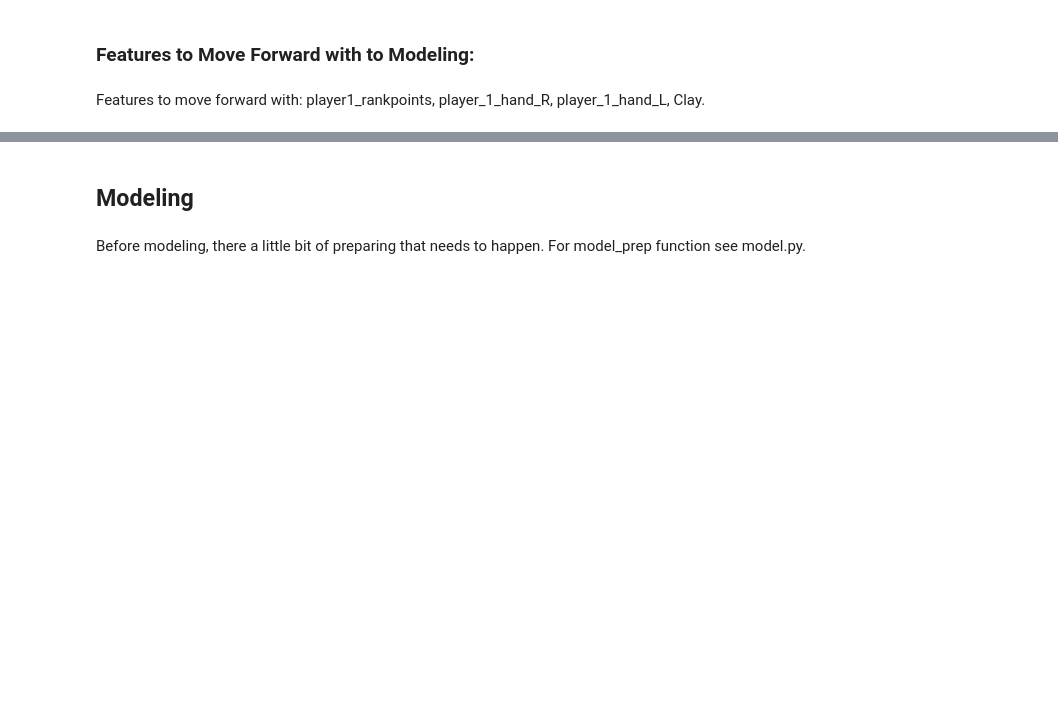
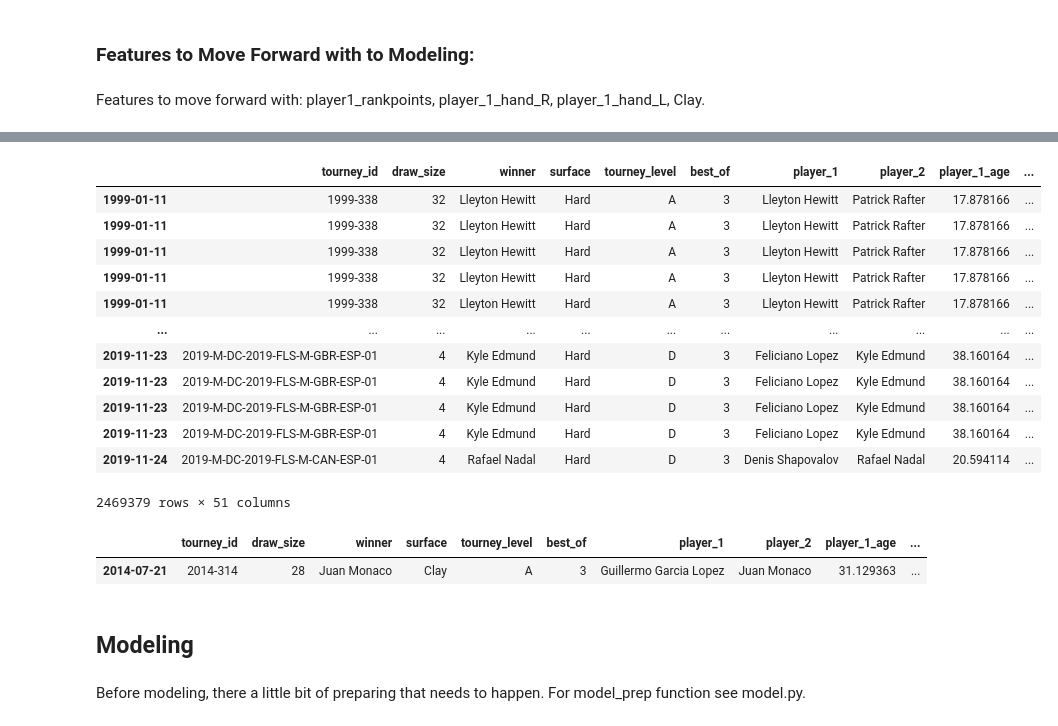
Before and after one commit to Racket-Science/Tennis-Match-Predictions, a Jupyter notebook: Notebooks/MVP Notebook.ipynb, the cells around one changed output, grey strips where cells are left out. Saved outputs shown, nothing was run; the diff lists cells and outputs as text; code cells hidden in the pictures; blank space fills up the shorter version.

```diff
--- a/Notebooks/MVP Notebook.ipynb
+++ b/Notebooks/MVP Notebook.ipynb
@@ -501,0 +541,19 @@ Features to move forward with: player1_rankpoints, player_1_hand_R, player_1_han
+# %%
+# join h2h info with df
+
+df = df.join(h2h_df[['h2h_1', 'h2h_2']])
+df
+# %% [output]
+|  | tourney_id | draw_size | winner | surface | tourney_level | best_of | player_1 | player_2 | player_1_age | ... |
+| 1999-01-11 | 1999-338 | 32 | Lleyton Hewitt | Hard | A | 3 | Lleyton Hewitt | Patrick Rafter | 17.878166 | ... |
+| 1999-01-11 | 1999-338 | 32 | Lleyton Hewitt | Hard | A | 3 | Lleyton Hewitt | Patrick Rafter | 17.878166 | ... |
+| 1999-01-11 | 1999-338 | 32 | Lleyton Hewitt | Hard | A | 3 | Lleyton Hewitt | Patrick Rafter | 17.878166 | ... |
+| 1999-01-11 | 1999-338 | 32 | Lleyton Hewitt | Hard | A | 3 | Lleyton Hewitt | Patrick Rafter | 17.878166 | ... |
+| 1999-01-11 | 1999-338 | 32 | Lleyton Hewitt | Hard | A | 3 | Lleyton Hewitt | Patrick Rafter | 17.878166 | ... |
+| ... | ... | ... | ... | ... | ... | ... | ... | ... | ... | ... |
+| 2019-11-23 | 2019-M-DC-2019-FLS-M-GBR-ESP-01 | 4 | Kyle Edmund | Hard | D | 3 | Feliciano Lopez | Kyle Edmund | 38.160164 | ... |
+| 2019-11-23 | 2019-M-DC-2019-FLS-M-GBR-ESP-01 | 4 | Kyle Edmund | Hard | D | 3 | Feliciano Lopez | Kyle Edmund | 38.160164 | ... |
+| 2019-11-23 | 2019-M-DC-2019-FLS-M-GBR-ESP-01 | 4 | Kyle Edmund | Hard | D | 3 | Feliciano Lopez | Kyle Edmund | 38.160164 | ... |
+| 2019-11-23 | 2019-M-DC-2019-FLS-M-GBR-ESP-01 | 4 | Kyle Edmund | Hard | D | 3 | Feliciano Lopez | Kyle Edmund | 38.160164 | ... |
+| 2019-11-24 | 2019-M-DC-2019-FLS-M-CAN-ESP-01 | 4 | Rafael Nadal | Hard | D | 3 | Denis Shapovalov | Rafael Nadal | 20.594114 | ... |
+2469379 rows × 51 columns
@@ -502,3 +564,8 @@ Features to move forward with: player1_rankpoints, player_1_hand_R, player_1_han
+# %%
+train.head(1)
+# %% [output]
+|  | tourney_id | draw_size | winner | surface | tourney_level | best_of | player_1 | player_2 | player_1_age | ... |
+| 2014-07-21 | 2014-314 | 28 | Juan Monaco | Clay | A | 3 | Guillermo Garcia Lopez | Juan Monaco | 31.129363 | ... |
 # %% [markdown]
 ## Modeling
 # %% [markdown]
```
Also changed, not shown: parts of 29 cells of this notebook.
